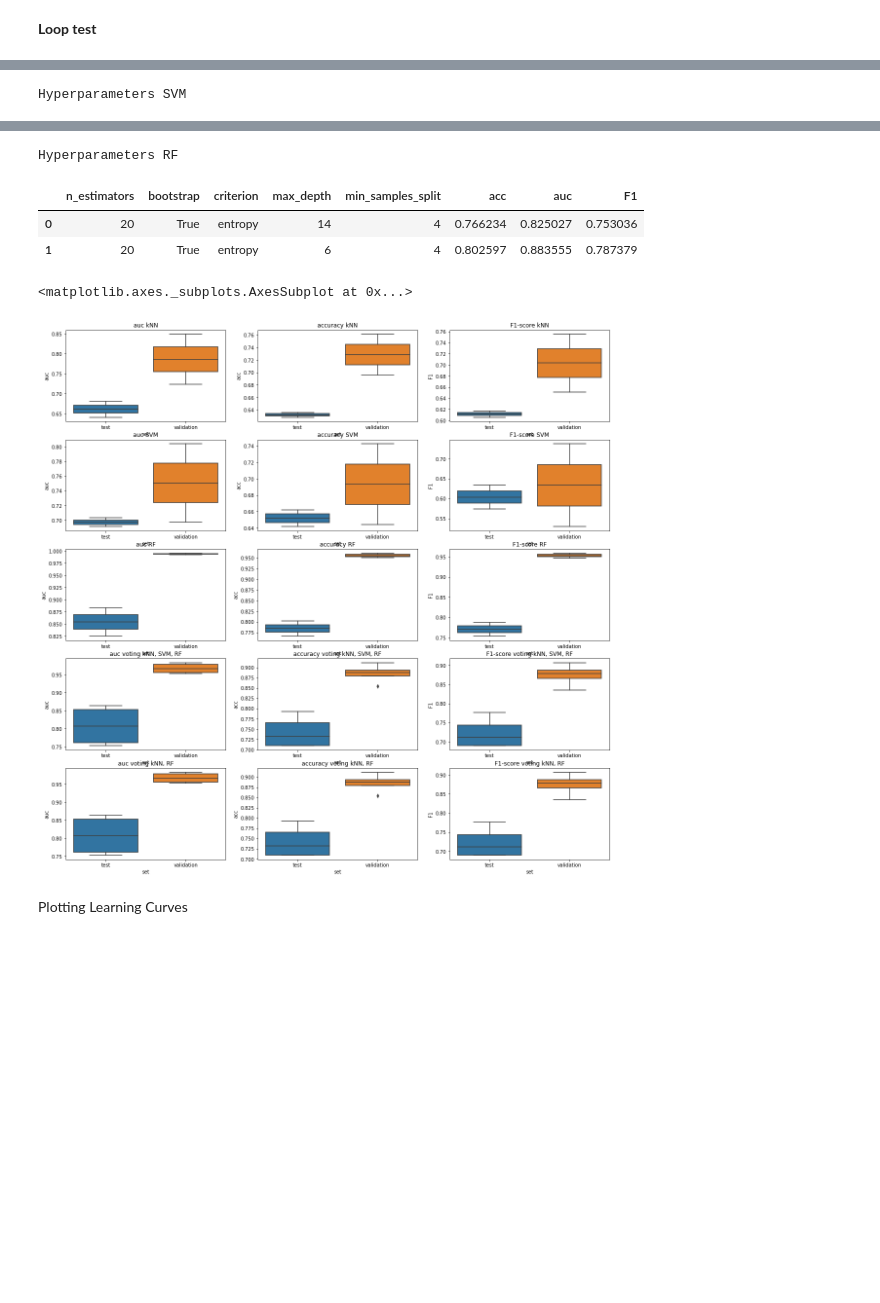
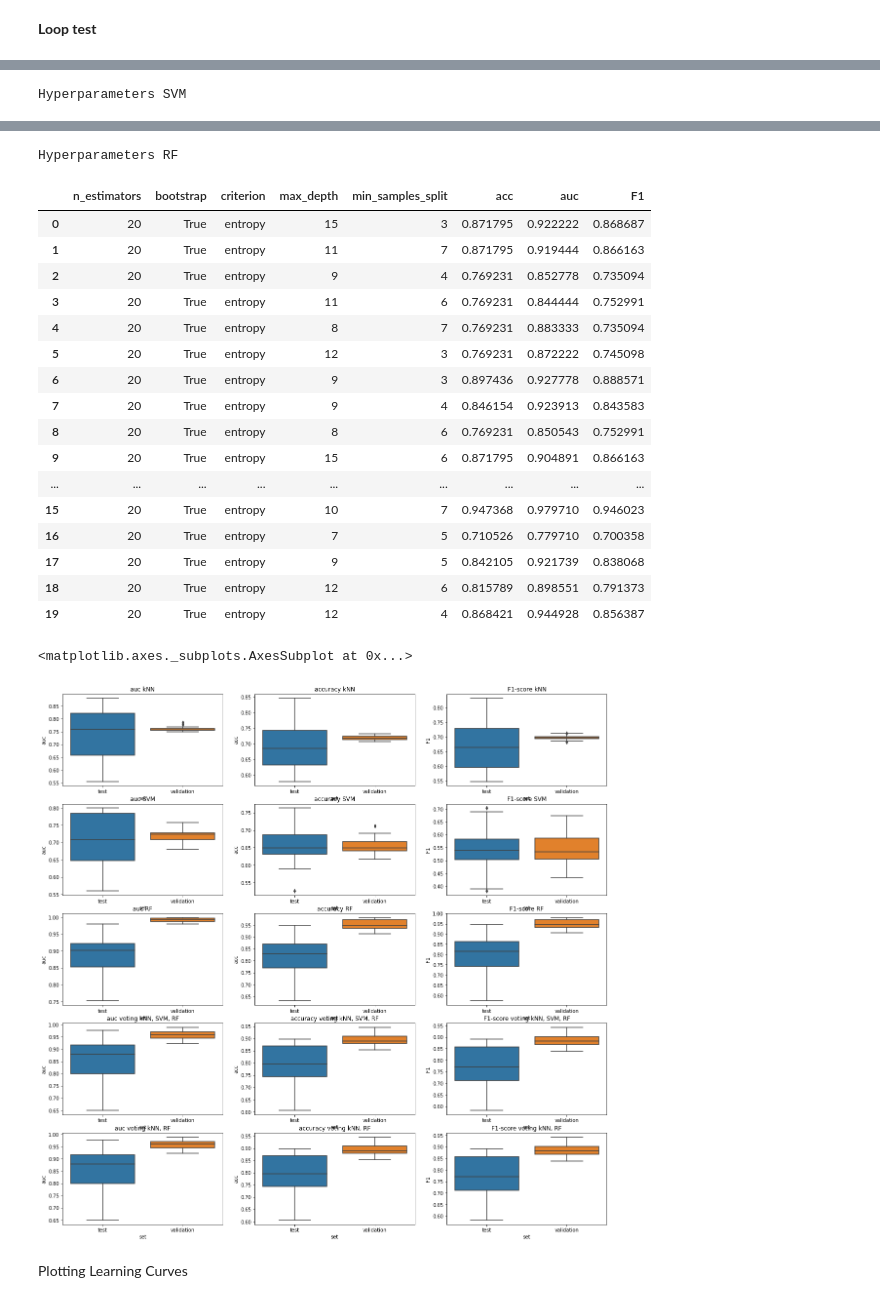
Before and after one commit to annawalstra/TM10007_Group5, a Jupyter notebook: assignment.ipynb, the cells around one changed output, grey strips where cells are left out. Saved outputs shown, nothing was run; the diff lists cells and outputs as text; code cells hidden in the pictures; blank space fills up the shorter version.

```diff
--- a/assignment.ipynb
+++ b/assignment.ipynb
@@ -1310,8 +1307,10 @@ for validation_index, test_index in cv_20fold.split(X, Y):
     X_test = np.array(X)[test_index]
     Y_test = np.array(Y)[test_index]
 
+    print(X_test.shape)
+
     # Scaling
-    scaler = preprocessing.MinMaxScaler()
+    scaler = preprocessing.StandardScaler()
     scaler.fit(X_validation)
     X_val_scaled = scaler.transform(X_validation)
     X_test_scaled = scaler.transform(X_test)
@@ -1442,9 +1483,23 @@ Hyperparameters SVM
 Hyperparameters RF
 |  | n_estimators | bootstrap | criterion | max_depth | min_samples_split | acc | auc | F1 |
-| 0 | 20 | True | entropy | 14 | 4 | 0.766234 | 0.825027 | 0.753036 |
-| 1 | 20 | True | entropy | 6 | 4 | 0.802597 | 0.883555 | 0.787379 |
+| 0 | 20 | True | entropy | 15 | 3 | 0.871795 | 0.922222 | 0.868687 |
+| 1 | 20 | True | entropy | 11 | 7 | 0.871795 | 0.919444 | 0.866163 |
+| 2 | 20 | True | entropy | 9 | 4 | 0.769231 | 0.852778 | 0.735094 |
+| 3 | 20 | True | entropy | 11 | 6 | 0.769231 | 0.844444 | 0.752991 |
+| 4 | 20 | True | entropy | 8 | 7 | 0.769231 | 0.883333 | 0.735094 |
+| 5 | 20 | True | entropy | 12 | 3 | 0.769231 | 0.872222 | 0.745098 |
+| 6 | 20 | True | entropy | 9 | 3 | 0.897436 | 0.927778 | 0.888571 |
+| 7 | 20 | True | entropy | 9 | 4 | 0.846154 | 0.923913 | 0.843583 |
+| 8 | 20 | True | entropy | 8 | 6 | 0.769231 | 0.850543 | 0.752991 |
+| 9 | 20 | True | entropy | 15 | 6 | 0.871795 | 0.904891 | 0.866163 |
+| ... | ... | ... | ... | ... | ... | ... | ... | ... |
+| 15 | 20 | True | entropy | 10 | 7 | 0.947368 | 0.979710 | 0.946023 |
+| 16 | 20 | True | entropy | 7 | 5 | 0.710526 | 0.779710 | 0.700358 |
+| 17 | 20 | True | entropy | 9 | 5 | 0.842105 | 0.921739 | 0.838068 |
+| 18 | 20 | True | entropy | 12 | 6 | 0.815789 | 0.898551 | 0.791373 |
+| 19 | 20 | True | entropy | 12 | 4 | 0.868421 | 0.944928 | 0.856387 |
 <matplotlib.axes._subplots.AxesSubplot at 0x...>
-[figure, old version]
+[figure, new version]
 # %% [markdown]
 Plotting Learning Curves
 # %%
```
Also changed, not shown: parts of 5 cells of this notebook.
